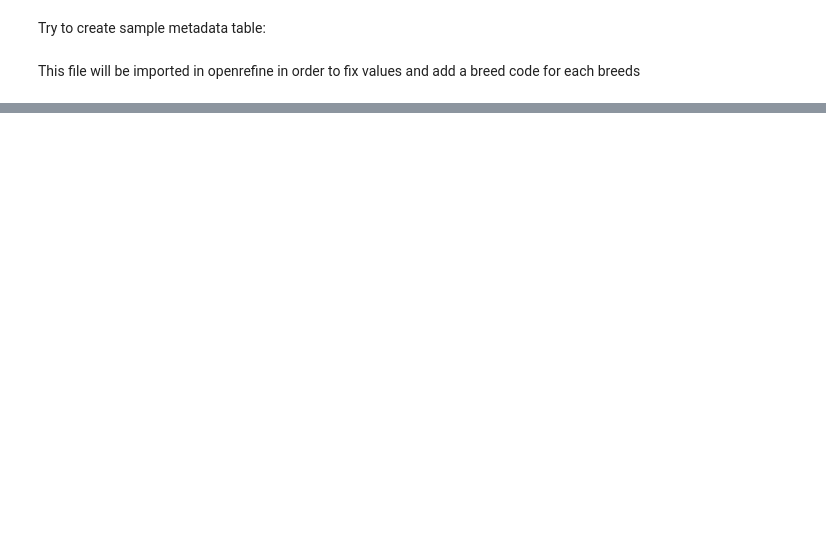
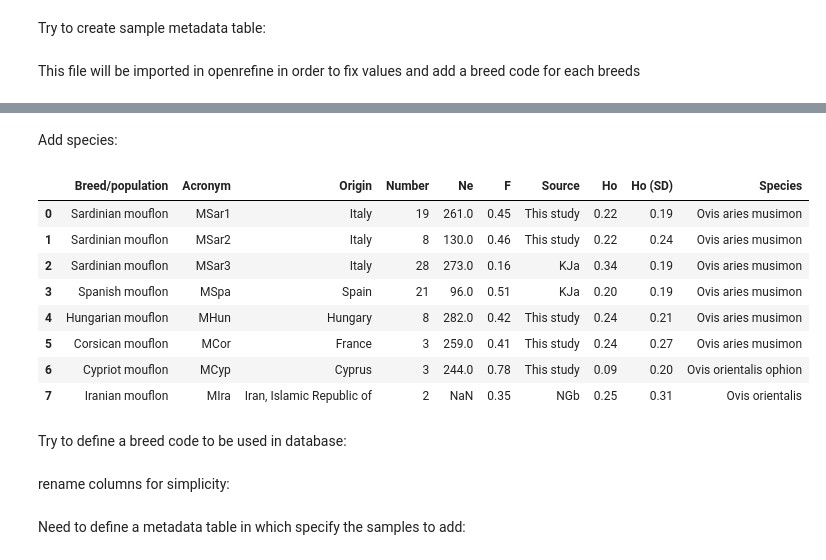
Before and after one commit to cnr-ibba/SMARTER-database, a Jupyter notebook: notebooks/exploratory/0.22.0-bunop-new_sheep_background_data.ipynb, the cells around one changed output, grey strips where cells are left out. Drawn from its saved outputs; the diff is of its cells as text; code cells hidden in the pictures; blank space fills up the shorter version.

```diff
--- a/notebooks/exploratory/0.22.0-bunop-new_sheep_background_data.ipynb
+++ b/notebooks/exploratory/0.22.0-bunop-new_sheep_background_data.ipynb
@@ -133,0 +186,3 @@ This file will be imported in openrefine in order to fix values and add a breed
+# %%
+muflon = pd.read_excel(barbato_2017.working_dir / "41598_2017_7382_MOESM2_ESM/barbato_muflon.xlsx")
+muflon
@@ -133,0 +201,3 @@ This file will be imported in openrefine in order to fix values and add a breed
+# %%
+muflon.replace({"Origin": {"Sardinia": "Italy", "Corsica": "France", "Iran": "Iran, Islamic Republic of"}}, inplace=True)
+muflon
@@ -133,0 +214,19 @@ This file will be imported in openrefine in order to fix values and add a breed
+# %% [markdown]
+Add species:
+# %%
+muflon["Species"] = "Ovis aries musimon"
+muflon.at[6,"Species"] = "Ovis orientalis ophion"
+muflon.at[7,"Species"] = "Ovis orientalis"
+muflon
+# %% [output]
+|  | Breed/population | Acronym | Origin | Number | Ne | F | Source | Ho | Ho (SD) | Species |
+| 0 | Sardinian mouflon | MSar1 | Italy | 19 | 261.0 | 0.45 | This study | 0.22 | 0.19 | Ovis aries musimon |
+| 1 | Sardinian mouflon | MSar2 | Italy | 8 | 130.0 | 0.46 | This study | 0.22 | 0.24 | Ovis aries musimon |
+| 2 | Sardinian mouflon | MSar3 | Italy | 28 | 273.0 | 0.16 | KJa | 0.34 | 0.19 | Ovis aries musimon |
+| 3 | Spanish mouflon | MSpa | Spain | 21 | 96.0 | 0.51 | KJa | 0.20 | 0.19 | Ovis aries musimon |
+| 4 | Hungarian mouflon | MHun | Hungary | 8 | 282.0 | 0.42 | This study | 0.24 | 0.21 | Ovis aries musimon |
+| 5 | Corsican mouflon | MCor | France | 3 | 259.0 | 0.41 | This study | 0.24 | 0.27 | Ovis aries musimon |
+| 6 | Cypriot mouflon | MCyp | Cyprus | 3 | 244.0 | 0.78 | This study | 0.09 | 0.20 | Ovis orientalis ophion |
+| 7 | Iranian mouflon | MIra | Iran, Islamic Republic of | 2 | NaN | 0.35 | NGb | 0.25 | 0.31 | Ovis orientalis |
+# %% [markdown]
+Try to define a breed code to be used in database:
@@ -133,0 +235,2 @@ This file will be imported in openrefine in order to fix values and add a breed
+# %% [markdown]
+rename columns for simplicity:
@@ -133,0 +239,2 @@ This file will be imported in openrefine in order to fix values and add a breed
+# %% [markdown]
+Need to define a metadata table in which specify the samples to add:
```
Also changed, not shown: parts of 41 cells of this notebook, 2 other files.
